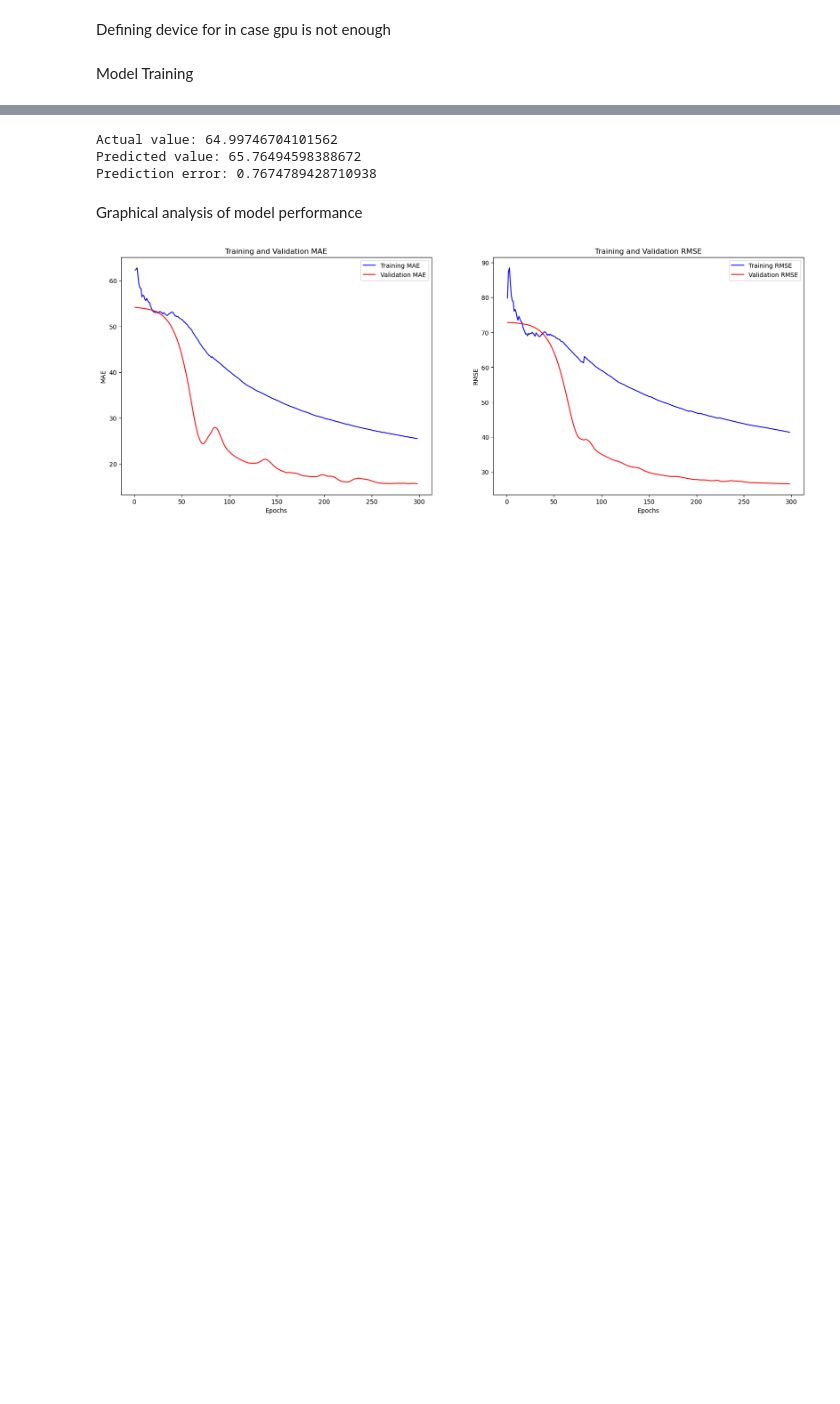
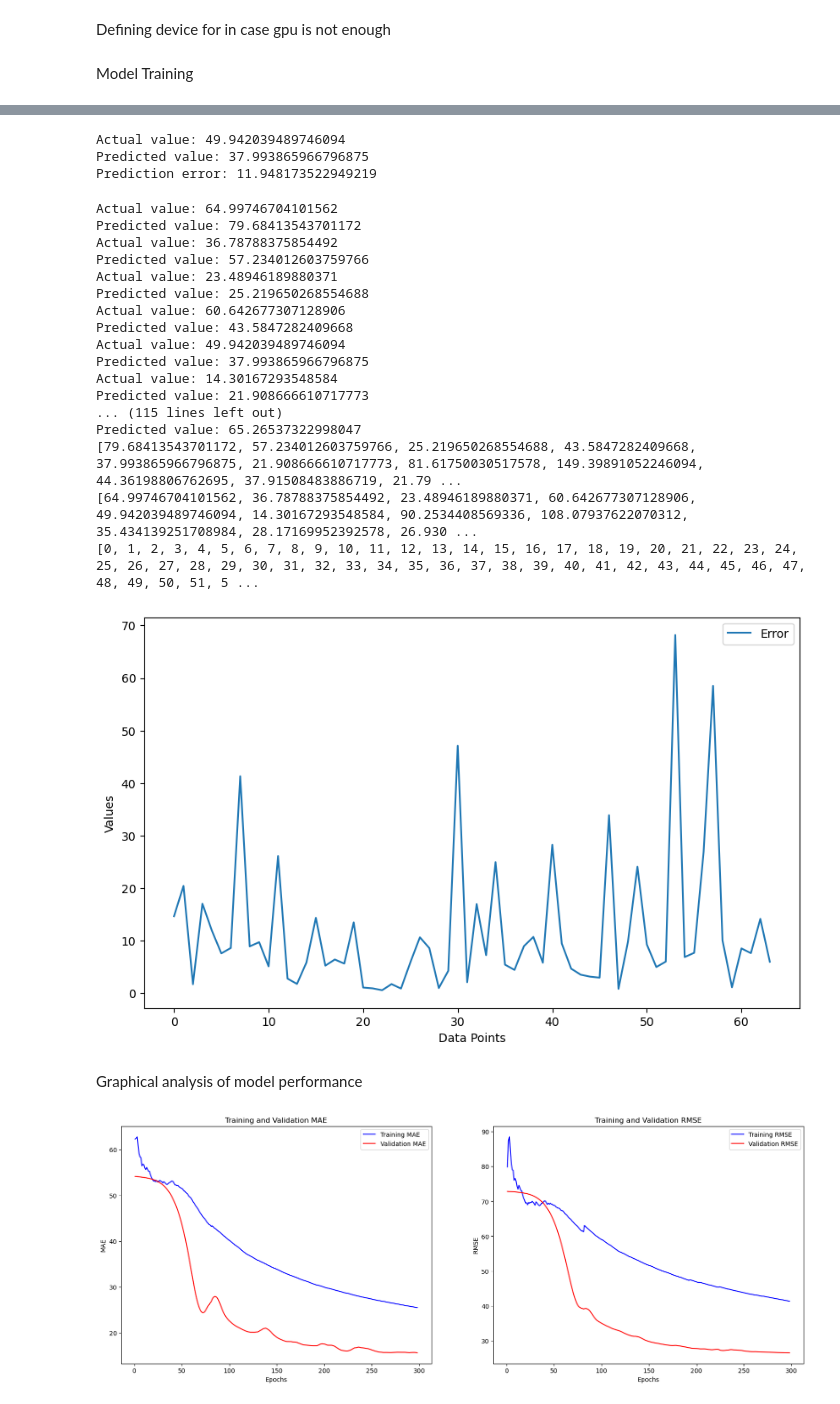
Before and after one commit to kasidis-manasurangkul/time_travel_prediction_model, a Jupyter notebook: model2nana.ipynb, the cells around one changed output, grey strips where cells are left out. Cells and saved outputs as stored; diff of their text form; code cells hidden in the pictures; blank space fills up the shorter version.

Commit message:
add evaluation graph

```diff
--- a/model2nana.ipynb
+++ b/model2nana.ipynb
@@ -262,7 +262,7 @@ path = 'models/'
 model_name = 'model2.pth'
 torch.save(model.state_dict(), path + model_name)
 # %%
-def try_single_prediction(val_loader, model, device):
+def try_single_prediction(val_loader, model, device,n):
     model.eval()  # Set the model to evaluation mode
     with torch.no_grad():  # Disable gradient computation
         # Get a single batch from the val_loader
@@ -272,7 +272,7 @@ def try_single_prediction(val_loader, model, device):
         model.to(device)
 
         # Select the first example from the batch
-        single_data, single_target = data[0:1], target[0:1]
+        single_data, single_target = data[n: n + 1], target[n:n + 1]
         # Predict
         prediction = model(single_data)
 
@@ -290,15 +290,66 @@ def try_single_prediction(val_loader, model, device):
 device = torch.device("cuda" if torch.cuda.is_available() else "cpu")
 
 # After training, try the model with one data point
-actual, predicted = try_single_prediction(val_loader, model, device)
+actual, predicted = try_single_prediction(val_loader, model, device, 4)
 
 # Optionally, calculate the error for this single prediction
 error = abs(actual - predicted)
 print(f'Prediction error: {error}')
 # %% [output]
-Actual value: 64.99746704101562
-Predicted value: 65.76494598388672
-Prediction error: 0.7674789428710938
+Actual value: 49.942039489746094
+Predicted value: 37.993865966796875
+Prediction error: 11.948173522949219
+# %%
+import matplotlib.pyplot as plt
+
+predicted_values = []
+actual_values = []
+error_values = []
+
+data, target = next(iter(val_loader))
+x = [i for i in range(len(data))]
+for i in range(len(data)):
+    # Assuming 'device' is defined as follows:
+    device = torch.device("cuda" if torch.cuda.is_available() else "cpu")
+    actual, predicted = try_single_prediction(val_loader, model, device, i)
+    predicted_values.append(predicted)
+    actual_values.append(actual)
+    error_values.append(abs(actual - predicted))
+
+print(predicted_values)
+print(actual_values)
+print(x)
+
+# Make sure x has the same length as predicted_values and actual_values
+x = range(len(predicted_values))
+
+plt.figure(figsize=(10, 6))
+# plt.plot(x, predicted_values, label='Predicted')
+# plt.plot(x, actual_values, label='Actual')
+plt.plot(x, error_values, label='Error')
+plt.xlabel('Data Points')
+plt.ylabel('Values')
+plt.legend()
+plt.show()
+# %% [output]
+Actual value: 64.99746704101562
+Predicted value: 79.68413543701172
+Actual value: 36.78788375854492
+Predicted value: 57.234012603759766
+Actual value: 23.48946189880371
+Predicted value: 25.219650268554688
+Actual value: 60.642677307128906
+Predicted value: 43.5847282409668
+Actual value: 49.942039489746094
+Predicted value: 37.993865966796875
+Actual value: 14.30167293548584
+Predicted value: 21.908666610717773
+... (115 lines left out)
+Predicted value: 65.26537322998047
+[79.68413543701172, 57.234012603759766, 25.219650268554688, 43.5847282409668, 37.993865966796875, 21.908666610717773, 81.61750030517578, 149.39891052246094, 44.36198806762695, 37.91508483886719, 21.79 ...
+[64.99746704101562, 36.78788375854492, 23.48946189880371, 60.642677307128906, 49.942039489746094, 14.30167293548584, 90.2534408569336, 108.07937622070312, 35.434139251708984, 28.17169952392578, 26.930 ...
+[0, 1, 2, 3, 4, 5, 6, 7, 8, 9, 10, 11, 12, 13, 14, 15, 16, 17, 18, 19, 20, 21, 22, 23, 24, 25, 26, 27, 28, 29, 30, 31, 32, 33, 34, 35, 36, 37, 38, 39, 40, 41, 42, 43, 44, 45, 46, 47, 48, 49, 50, 51, 5 ...
+[figure, added]
 # %% [markdown]
 Graphical analysis of model performance
 # %%
```
